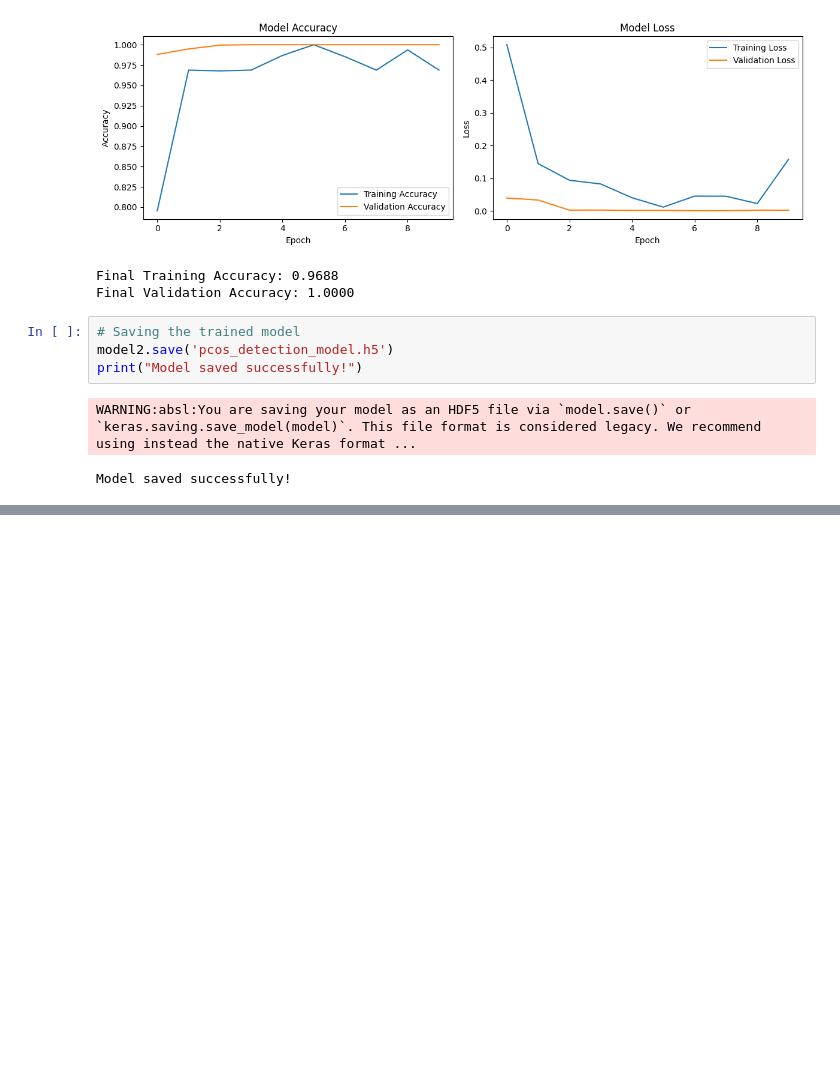
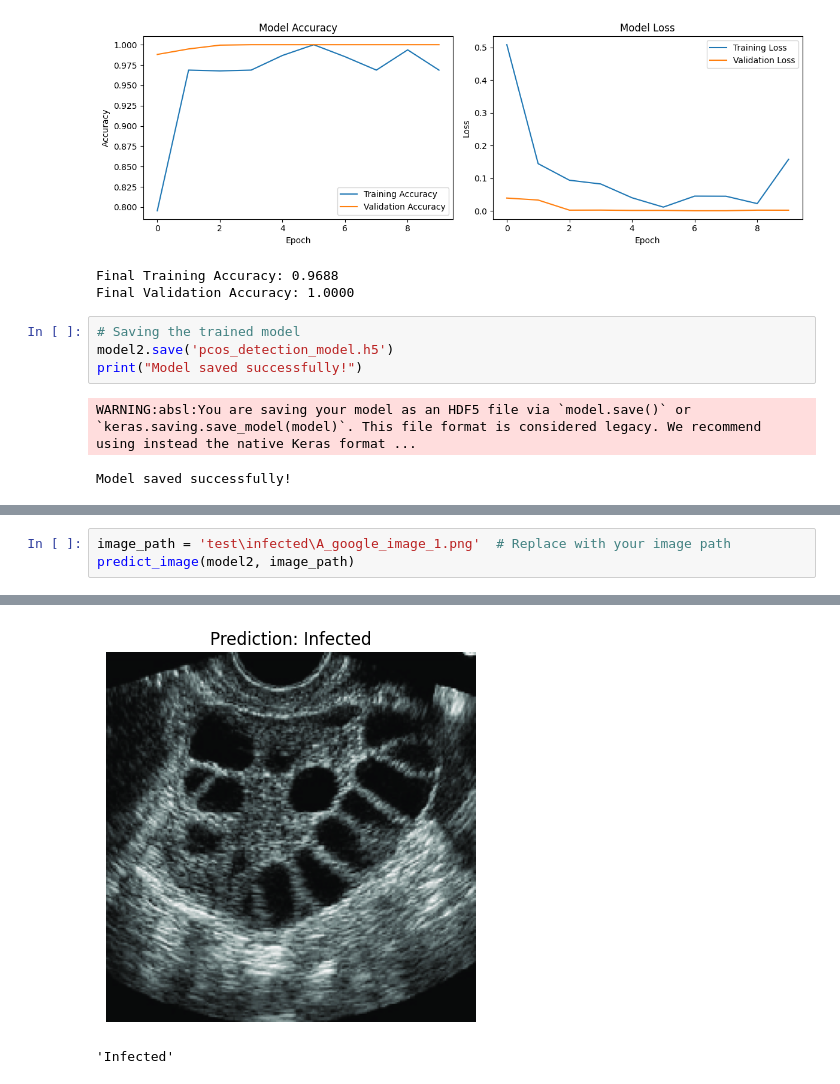
Before and after one commit to SUWAANsilveroak/HANA-PCOS-Care-Assistant, a Jupyter notebook: PCOS_Image_reco.ipynb, the cells around one changed output, grey strips where cells are left out. Saved outputs shown, nothing was run; the diff lists cells and outputs as text; blank space fills up the shorter version.

```diff
--- a/PCOS_Image_reco.ipynb
+++ b/PCOS_Image_reco.ipynb
@@ -492,0 +539,4 @@ Model saved successfully!
+# %%
+image_path = 'test\infected\A_google_image_1.png'  # Replace with your image path
+predict_image(model2, image_path)
+# %% [output]
@@ -492,0 +545,2 @@ Model saved successfully!
+[figure, added]
+'Infected'
```
Also changed, not shown: parts of 4 cells of this notebook.
